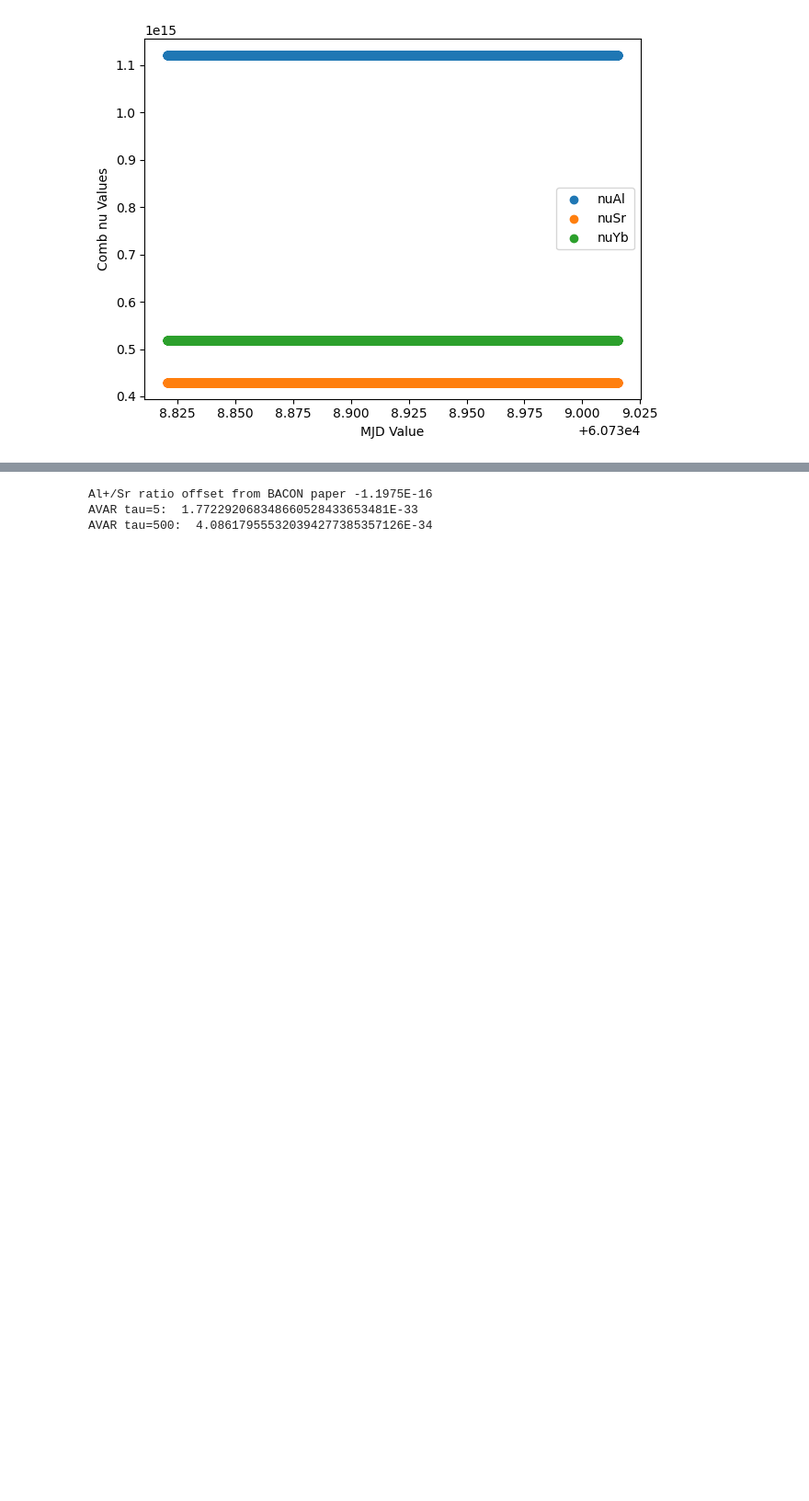
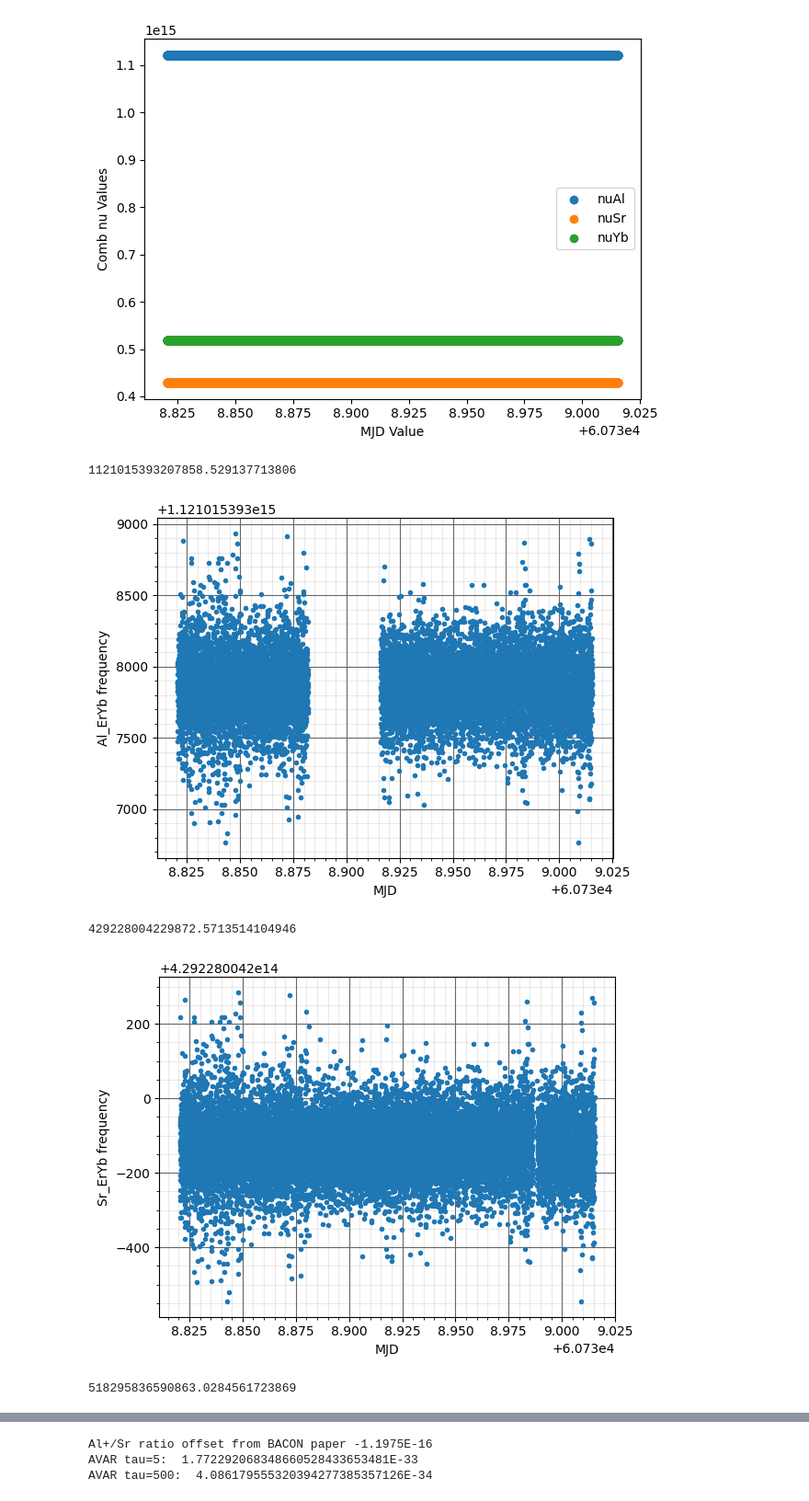
Before and after one commit to caitberry/atomic-clock, a Jupyter notebook: Data/ClockComparison2025/day_ratios_ErYb.ipynb, the cells around one changed output, grey strips where cells are left out. Shown at 92% size. Saved outputs shown, nothing was run; the diff lists cells and outputs as text; code cells hidden in the pictures; blank space fills up the shorter version.

Commit message:
update day_ratios_ErYb.ipynb to investigate individual clock series

```diff
--- a/Data/ClockComparison2025/day_ratios_ErYb.ipynb
+++ b/Data/ClockComparison2025/day_ratios_ErYb.ipynb
@@ -527,3 +527,43 @@ frequency_Yb_ErYb = [(i + j) * total_correction_Yb for i,j in zip(nuYb, shiftYb)
 frequency_Al_ErYb = [v.iloc[0] for v in frequency_Al_ErYb]
 frequency_Sr_ErYb = [v.iloc[0] for v in frequency_Sr_ErYb]
 frequency_Yb_ErYb = [v.iloc[0] for v in frequency_Yb_ErYb]
+# %%
+## Summarize individual clock series for Amanda
+Al_series = pd.Series(frequency_Al_ErYb)
+print(np.nanmean(Al_series))
+plt.figure()
+plt.plot(comb["MJD"], Al_series, '.')
+plt.grid(visible=True, which='major', color='#666666', linestyle='-')
+plt.minorticks_on()
+plt.grid(visible=True, which='minor', color='#999999', linestyle='-', alpha=0.2)
+plt.xlabel("MJD")
+plt.ylabel("Al_ErYb frequency")
+plt.show()
+
+Sr_series = pd.Series(frequency_Sr_ErYb)
+print(np.nanmean(Sr_series))
+plt.figure()
+plt.plot(comb["MJD"], Sr_series, '.')
+plt.grid(visible=True, which='major', color='#666666', linestyle='-')
+plt.minorticks_on()
+plt.grid(visible=True, which='minor', color='#999999', linestyle='-', alpha=0.2)
+plt.xlabel("MJD")
+plt.ylabel("Sr_ErYb frequency")
+plt.show()
+
+Yb_series = pd.Series(frequency_Yb_ErYb)
+print(np.nanmean(Yb_series))
+plt.figure()
+plt.plot(comb["MJD"], Yb_series, '.')
+plt.grid(visible=True, which='major', color='#666666', linestyle='-')
+plt.minorticks_on()
+plt.grid(visible=True, which='minor', color='#999999', linestyle='-', alpha=0.2)
+plt.xlabel("MJD")
+plt.ylabel("Yb_ErYb frequency")
+plt.show()
+# %% [output]
+1121015393207858.529137713806
+[figure, added]
+429228004229872.5713514104946
+[figure, added]
+518295836590863.0284561723869
```
Also changed, not shown: parts of 1 cell of this notebook.
